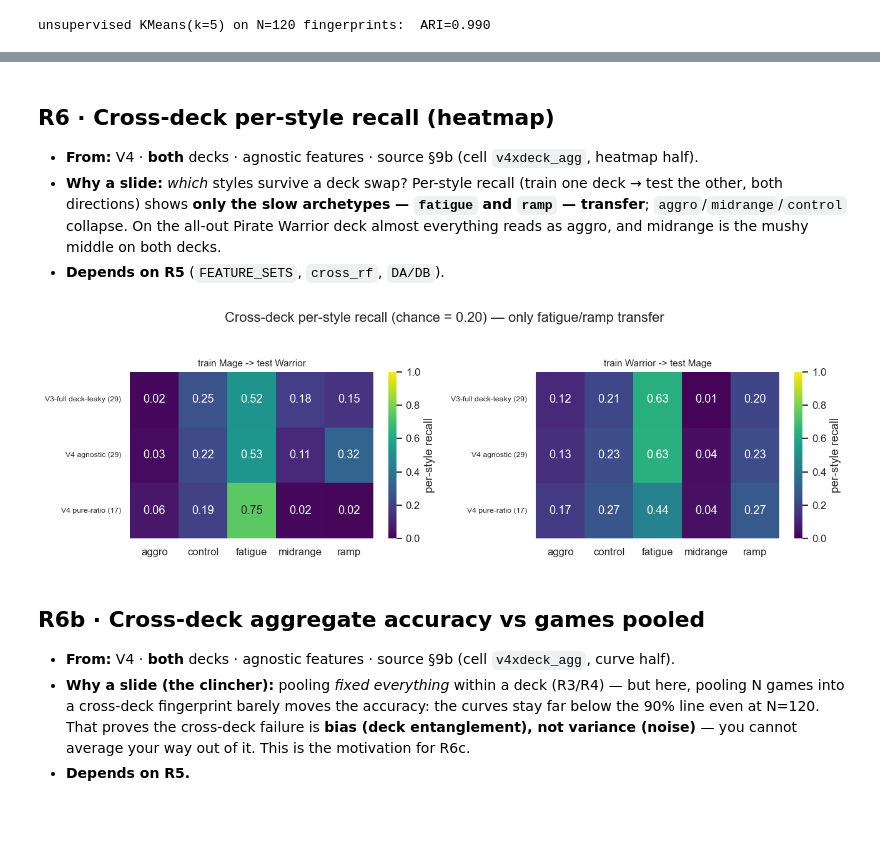
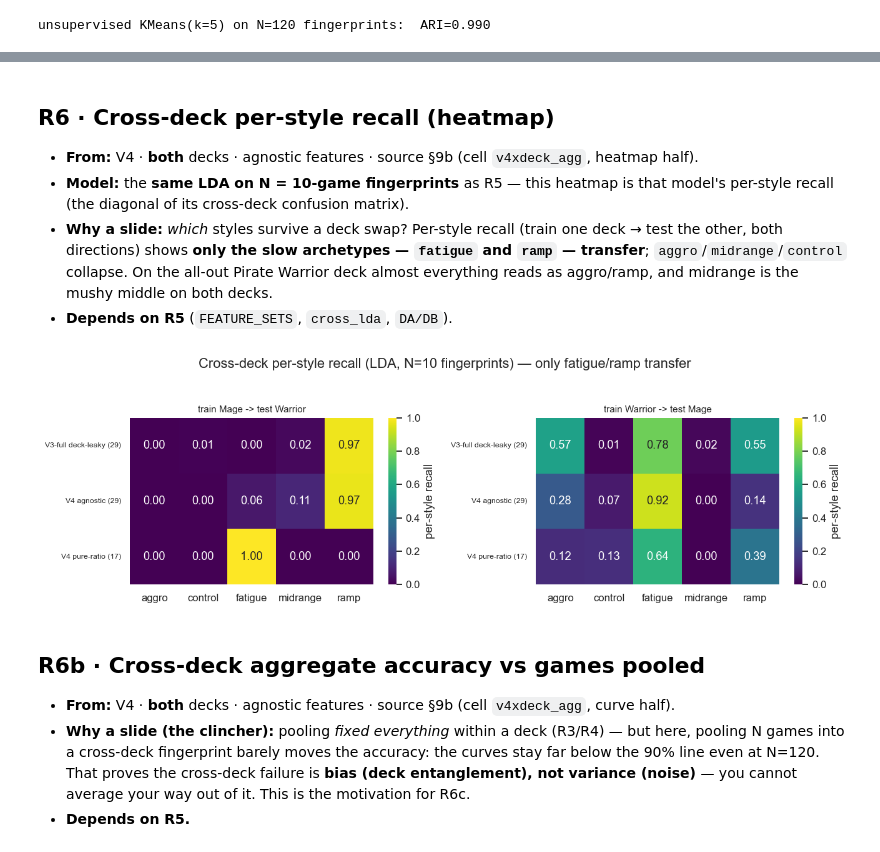
Before and after one commit to msipsb/JAIST-Internship, a Jupyter notebook: Log_Analysis/playstyle_SHOW_deck.ipynb, the cells around one changed output, grey strips where cells are left out. Saved outputs shown, nothing was run; the diff lists cells and outputs as text; code cells hidden in the pictures; blank space fills up the shorter version.

Commit message:
Add more graphs

```diff
--- a/Log_Analysis/playstyle_SHOW_deck.ipynb
+++ b/Log_Analysis/playstyle_SHOW_deck.ipynb
@@ -283,11 +282,11 @@ unsupervised KMeans(k=5) on N=120 fingerprints:  ARI=0.990
 * **Panels:** accuracy-vs-N per style · per-style accuracy heatmap across N · single-game confusion (Q2).
 # %%
-# R4 — §8 Q1 accuracy vs #games, on the V4 agnostic 29-feature set (Mage)
+# R4 — §8 Q1 accuracy vs #games, on the V3-full 29-feature set (Mage)
 from sklearn.preprocessing import StandardScaler
 from sklearn.discriminant_analysis import LinearDiscriminantAnalysis
 from sklearn.metrics import confusion_matrix
 
-FEATURES = FEATURES_V4   # V4 agnostic: 29 deck-normalized features
+FEATURES = FEATURES_V3   # V3-full: 11 V2 metrics + trajectory + Change-A tells (29)
 
 # --- held-out 50/50 split within each style (disjoint games) ---
 rng = np.random.default_rng(1)
@@ -360,10 +359,10 @@ sns.heatmap(pd.DataFrame(cm1, index=STYLE_ORDER, columns=STYLE_ORDER), annot=Tru
             cmap="rocket_r", ax=ax[2])
 ax[2].set_title(f"Q2 · ONE game: where it lands (acc={np.trace(cm1)/5:.2f})")
 ax[2].set_ylabel("true style"); ax[2].set_xlabel("assigned style")
-fig.suptitle("§8  How many games are needed to classify a play-style (RenoKazakusMage, V4-agnostic 29 features)", fontsize=14)
+fig.suptitle("§8  How many games are needed to classify a play-style (RenoKazakusMage, V3-full 29 features)", fontsize=14)
 fig.tight_layout(rect=[0, 0, 1, 0.96]); plt.show()
 display(acc.style.format("{:.3f}").background_gradient(cmap="rocket_r", subset=STYLE_ORDER + ["overall (LDA)"])
-        .set_caption("Held-out accuracy of an N-game fingerprint (V4-agnostic features)"))
+        .set_caption("Held-out accuracy of an N-game fingerprint (V3-full features)"))
 # %% [output]
 Smallest N (games averaged) to reach accuracy:
   overall (LDA) >= 80%: N = 15
@@ -463,26 +482,29 @@ ax.legend(fontsize=8, ncol=3); fig.tight_layout(); plt.show()
 ## R6 · Cross-deck per-style recall (heatmap)
 
 * **From:** V4 · **both** decks · agnostic features · source §9b (cell `v4xdeck_agg`, heatmap half).
+* **Model:** the **same LDA on N = 10-game fingerprints** as R5 — this heatmap is that model's
+  per-style recall (the diagonal of its cross-deck confusion matrix).
 * **Why a slide:** *which* styles survive a deck swap? Per-style recall (train one deck → test the
   other, both directions) shows **only the slow archetypes — `fatigue` and `ramp` — transfer**;
   `aggro`/`midrange`/`control` collapse. On the all-out Pirate Warrior deck almost everything reads
-  as aggro, and midrange is the mushy middle on both decks.
-* **Depends on R5** (`FEATURE_SETS`, `cross_rf`, `DA/DB`).
+  as aggro/ramp, and midrange is the mushy middle on both decks.
+* **Depends on R5** (`FEATURE_SETS`, `cross_lda`, `DA/DB`).
 # %%
-# R6 — §9b cross-deck per-style recall heatmaps (needs FEATURE_SETS/cross_rf/DA/DB from R5)
+# R6 — §9b cross-deck per-style recall heatmaps: the same LDA on N=10 fingerprints as R5
+#      (per-style recall = diagonal of that model's cross-deck confusion matrix)
 fig, axes = plt.subplots(1, 2, figsize=(12, 3.6))
 for ax, (a, b, ttl) in zip(axes, [(DA, DB, "train Mage -> test Warrior"),
                                   (DB, DA, "train Warrior -> test Mage")]):
-    rec = {name: cross_rf(feats, a, b)[1] for name, feats in FEATURE_SETS.items()}
+    rec = {name: cross_lda(feats, a, b)[1] for name, feats in FEATURE_SETS.items()}
     M = pd.DataFrame(rec).T[STYLE_ORDER]
     sns.heatmap(M, annot=True, fmt=".2f", cmap="viridis", vmin=0, vmax=1, ax=ax,
                 cbar_kws={"label": "per-style recall"})
     ax.set_title(ttl, fontsize=10)
     ax.set_yticklabels(ax.get_yticklabels(), rotation=0, fontsize=8)
-fig.suptitle("Cross-deck per-style recall (chance = 0.20) — only fatigue/ramp transfer", y=1.04)
+fig.suptitle("Cross-deck per-style recall (LDA, N=10 fingerprints) — only fatigue/ramp transfer", y=1.04)
 fig.tight_layout(); plt.show()
 # %% [output]
-[figure, old version]
+[figure, new version]
 # %% [markdown]
 ## R6b · Cross-deck aggregate accuracy vs games pooled
 
```
Also changed, not shown: parts of 36 cells of this notebook, 1 other file.
